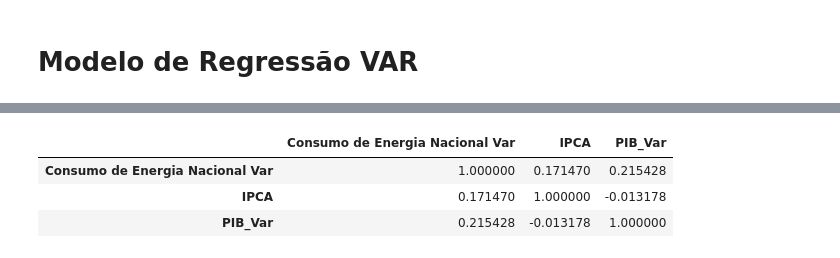
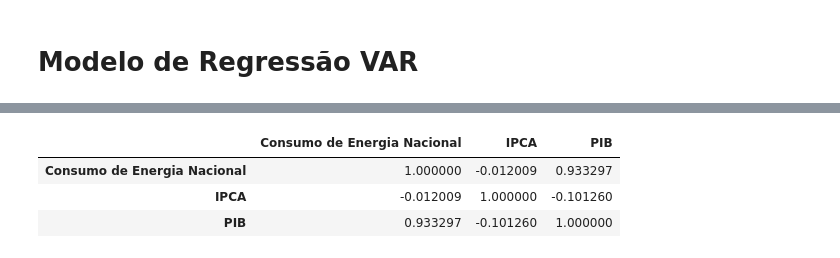
Before and after one commit to Ysgramor500/DataScienceInsper, a Jupyter notebook: Time_Series_VAR-Insper.ipynb, the cells around one changed output, grey strips where cells are left out. Cells and saved outputs as stored; diff of their text form; code cells hidden in the pictures.

```diff
--- a/Time_Series_VAR-Insper.ipynb
+++ b/Time_Series_VAR-Insper.ipynb
@@ -137,7 +114,7 @@ dtype: object
 # %%
-df_energia[['Consumo de Energia Nacional Var','IPCA','PIB_Var']].corr()
+df_energia[['Consumo de Energia Nacional','IPCA','PIB']].corr()
 # %% [output]
-|  | Consumo de Energia Nacional Var | IPCA | PIB_Var |
-| Consumo de Energia Nacional Var | 1.000000 | 0.171470 | 0.215428 |
-| IPCA | 0.171470 | 1.000000 | -0.013178 |
-| PIB_Var | 0.215428 | -0.013178 | 1.000000 |
+|  | Consumo de Energia Nacional | IPCA | PIB |
+| Consumo de Energia Nacional | 1.000000 | -0.012009 | 0.933297 |
+| IPCA | -0.012009 | 1.000000 | -0.101260 |
+| PIB | 0.933297 | -0.101260 | 1.000000 |
```
Also changed, not shown: parts of 50 cells of this notebook.
